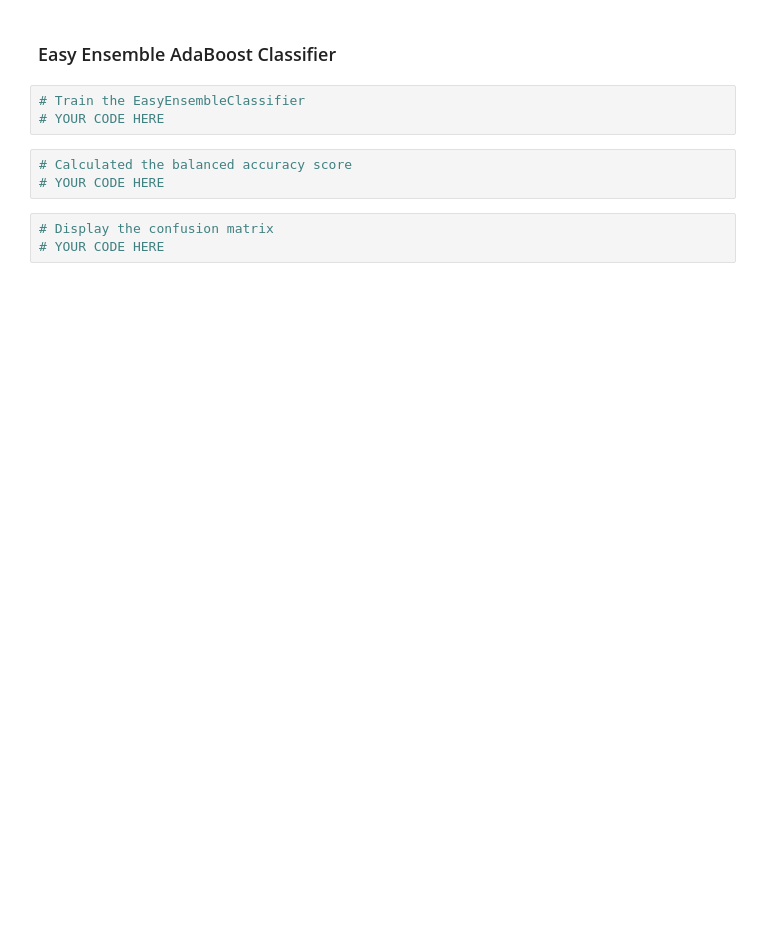
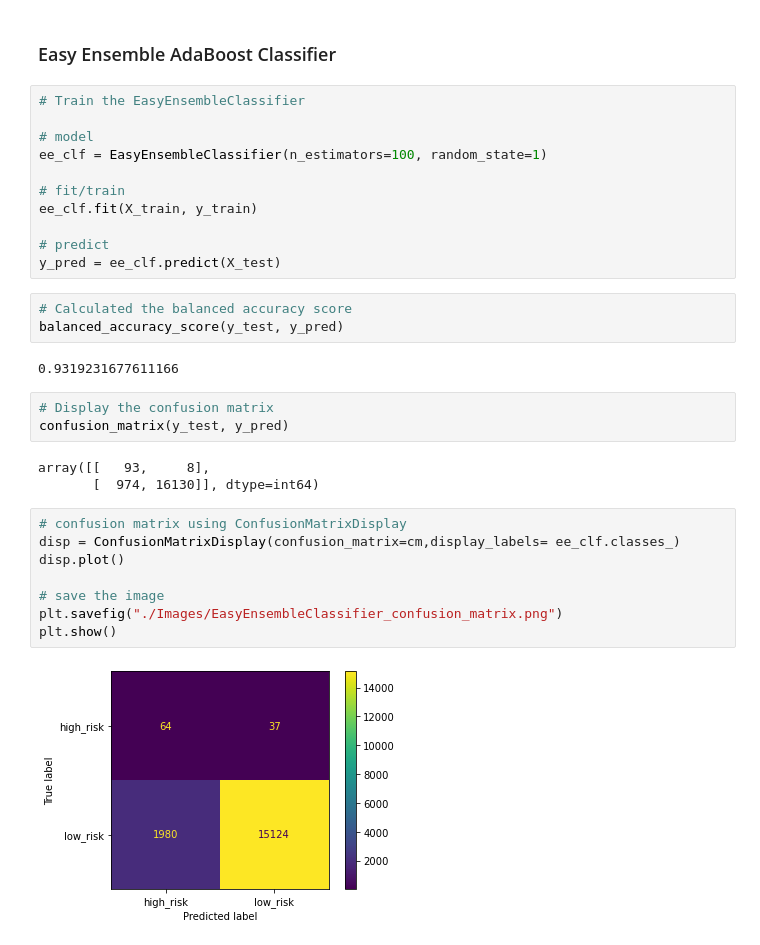
Before and after one commit to NikiNoel/Credit_Risk_Analysis, a Jupyter notebook: credit_risk_ensemble.ipynb, the cells around one changed output. Cells and saved outputs as stored; diff of their text form; blank space fills up the shorter version.

```diff
--- a/credit_risk_ensemble.ipynb
+++ b/credit_risk_ensemble.ipynb
@@ -279,13 +317,36 @@ avg / total       0.99      0.88      0.64      0.93      0.75      0.57     172
 # %% [markdown]
 ### Easy Ensemble AdaBoost Classifier
-# %%
-# Train the EasyEnsembleClassifier
-# YOUR CODE HERE
+# %%
+# Train the EasyEnsembleClassifier
+
+# model
+ee_clf = EasyEnsembleClassifier(n_estimators=100, random_state=1)
+
+# fit/train
+ee_clf.fit(X_train, y_train)
+
+# predict
+y_pred = ee_clf.predict(X_test)
 # %%
 # Calculated the balanced accuracy score
-# YOUR CODE HERE
+balanced_accuracy_score(y_test, y_pred)
+# %% [output]
+0.9319231677611166
 # %%
 # Display the confusion matrix
-# YOUR CODE HERE
+confusion_matrix(y_test, y_pred)
+# %% [output]
+array([[   93,     8],
+       [  974, 16130]], dtype=int64)
+# %%
+# confusion matrix using ConfusionMatrixDisplay
+disp = ConfusionMatrixDisplay(confusion_matrix=cm,display_labels= ee_clf.classes_)
+disp.plot()
+
+# save the image
+plt.savefig("./Images/EasyEnsembleClassifier_confusion_matrix.png")
+plt.show()
+# %% [output]
+[figure, added]
 # %%
 # Print the imbalanced classification report
```
Also changed, not shown: parts of 8 cells of this notebook, 4 other files.
